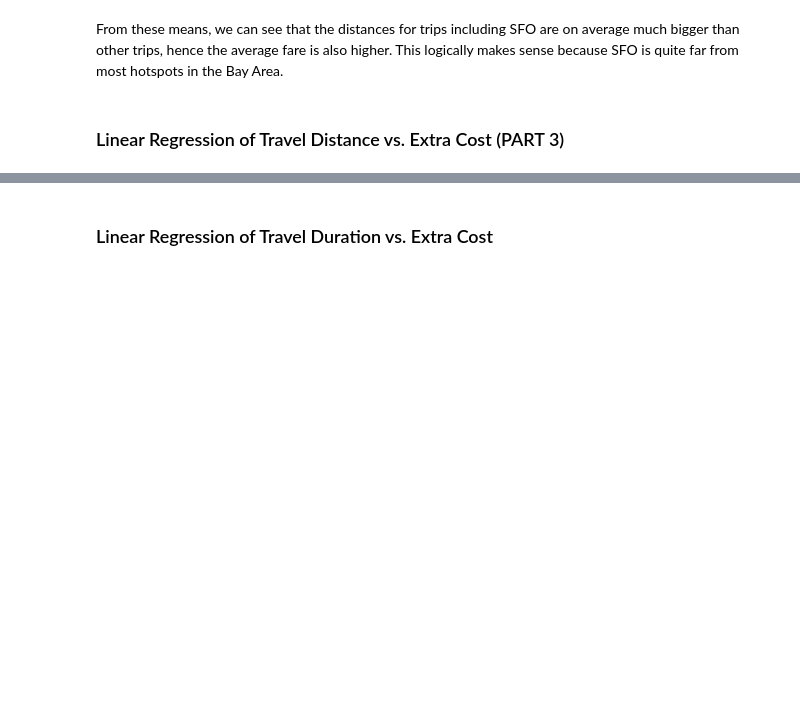
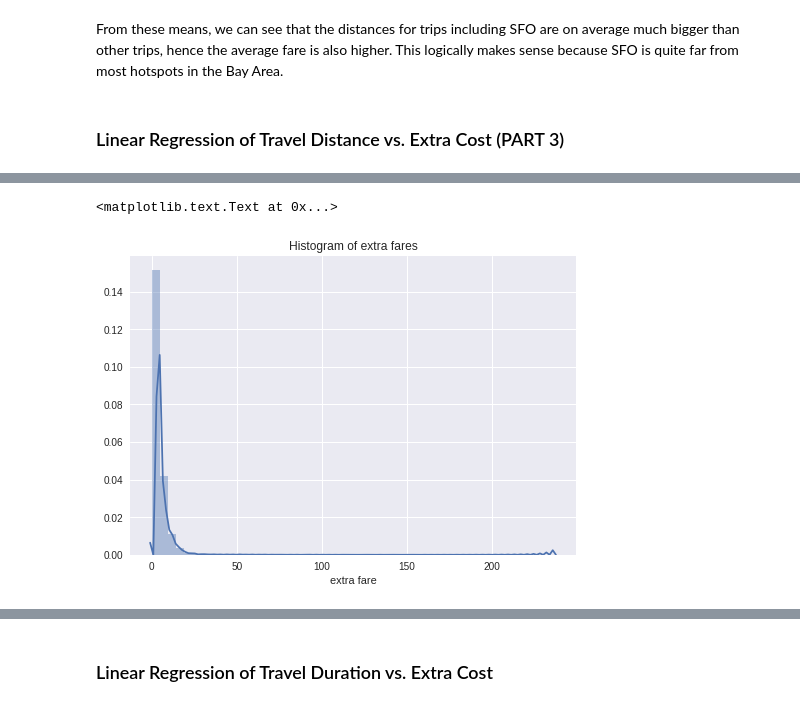
Before and after one commit to lawrencechen14/ce88-project, a Jupyter notebook: Exploration+of+Taxi+Trip+Fares+in+the+San+Francisco+Bay+Area.ipynb, the cells around one changed output, grey strips where cells are left out. Drawn from its saved outputs; the diff is of its cells as text; code cells hidden in the pictures; blank space fills up the shorter version.

```diff
--- a/Exploration+of+Taxi+Trip+Fares+in+the+San+Francisco+Bay+Area.ipynb
+++ b/Exploration+of+Taxi+Trip+Fares+in+the+San+Francisco+Bay+Area.ipynb
@@ -64,0 +122,6 @@ taxi.head()
+# %%
+sns.distplot(taxi_clean["extra fare"])
+plt.title("Histogram of extra fares")
+# %% [output]
+<matplotlib.text.Text at 0x...>
+[figure, added]
```
Also changed, not shown: parts of 26 cells of this notebook.
